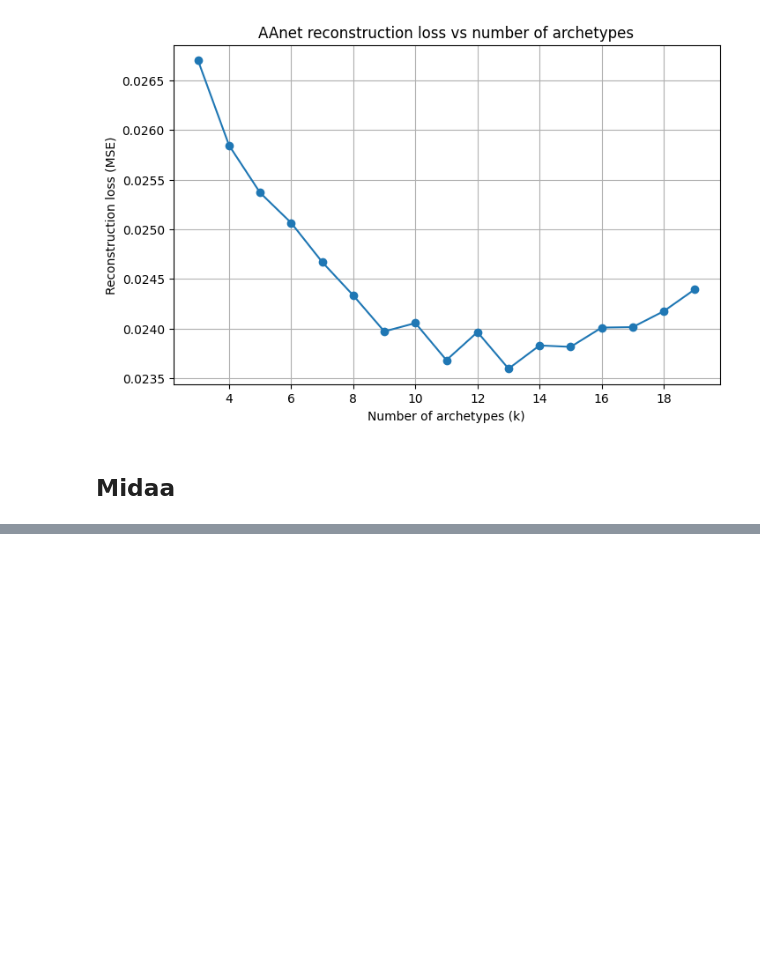
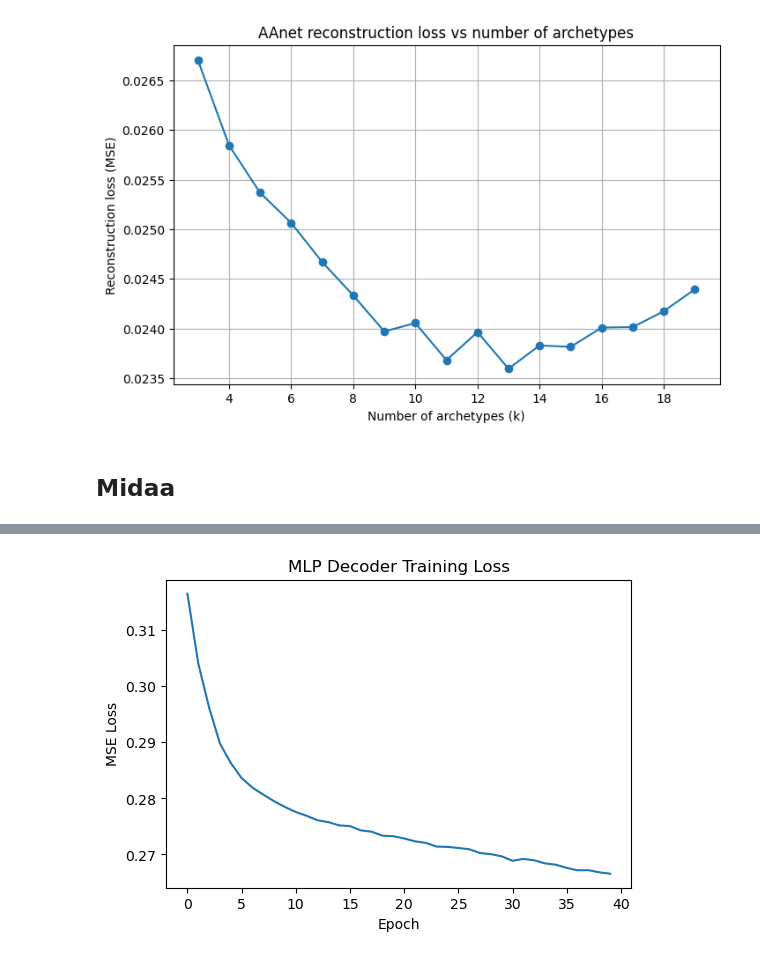
Before and after one commit to Emmsiiii/Deep-Learning-deep_archetypal_analysis, a Jupyter notebook: Project_final.ipynb, the cells around one changed output, grey strips where cells are left out. Drawn from its saved outputs; the diff is of its cells as text; code cells hidden in the pictures; blank space fills up the shorter version.

```diff
--- a/Project_final.ipynb
+++ b/Project_final.ipynb
@@ -843,0 +1659,74 @@ plt.show()
+# %%
+# ============================================
+# MLP DECODER FOR SCRNA-SEQ
+# ============================================
+# ---------------------------------------------------------
+# Load Z and X from UNSUPERVISED MIDAA
+# ---------------------------------------------------------
+
+Z = res_unsup["inferred_quantities"]["Z"]
+A = res_unsup["inferred_quantities"]["archetypes_inferred"]
+X = adata.X                                        # shape (N, D)
+latent_dim = Z.shape[1]
+X_dim = X.shape[1]
+
+print("Latent dim:", latent_dim)
+print("Feature dim:", X_dim)
+
+
+# ---------------------------------------------------------
+# Define the MLP Decoder (matches scRNA-seq dims)
+# ---------------------------------------------------------
+
+class MLPDecoder(nn.Module):
+    def __init__(self, latent_dim, output_dim):
+        super().__init__()
+        self.net = nn.Sequential(
+            nn.Linear(latent_dim, 256), nn.ReLU(),
+            nn.Linear(256, 512), nn.ReLU(),
+            nn.Linear(512, output_dim), nn.ReLU()   # no sigmoid for scRNA
+        )
+
+    def forward(self, z):
+        return self.net(z)
+
+decoder = MLPDecoder(latent_dim, X_dim)
+optimizer = optim.Adam(decoder.parameters(), lr=1e-3)
+loss_fn = nn.MSELoss()
+
+print("MLP Decoder initialized with output_dim =", X_dim)
+
+# ---------------------------------------------------------
+# Train the decoder
+# ---------------------------------------------------------
+
+Z_t = torch.tensor(Z).float()
+X_t = torch.tensor(X).float()
+
+loss_history = []
+epochs = 40
+batch_size = 256
+
+loader = DataLoader(TensorDataset(Z_t, X_t), batch_size=batch_size, shuffle=True)
+
+
+for ep in range(epochs):
+    total_loss = 0
+    for z_batch, x_batch in loader:
+        optimizer.zero_grad()
+        x_pred = decoder(z_batch)
+        loss = loss_fn(x_pred, x_batch)
+        loss.backward()
+        optimizer.step()
+        total_loss += loss.item()
+
+    loss_history.append(total_loss)
+    print(f"Epoch {ep+1}/{epochs} — loss: {total_loss:.4f}")
+
+plt.figure(figsize=(6,4))
+plt.plot(loss_history)
+plt.title("MLP Decoder Training Loss")
+plt.xlabel("Epoch")
+plt.ylabel("MSE Loss")
+plt.show()
+# %% [output]
@@ -843,0 +1750 @@ plt.show()
+[figure, added]
```
Also changed, not shown: parts of 14 cells of this notebook, 52 other files.
